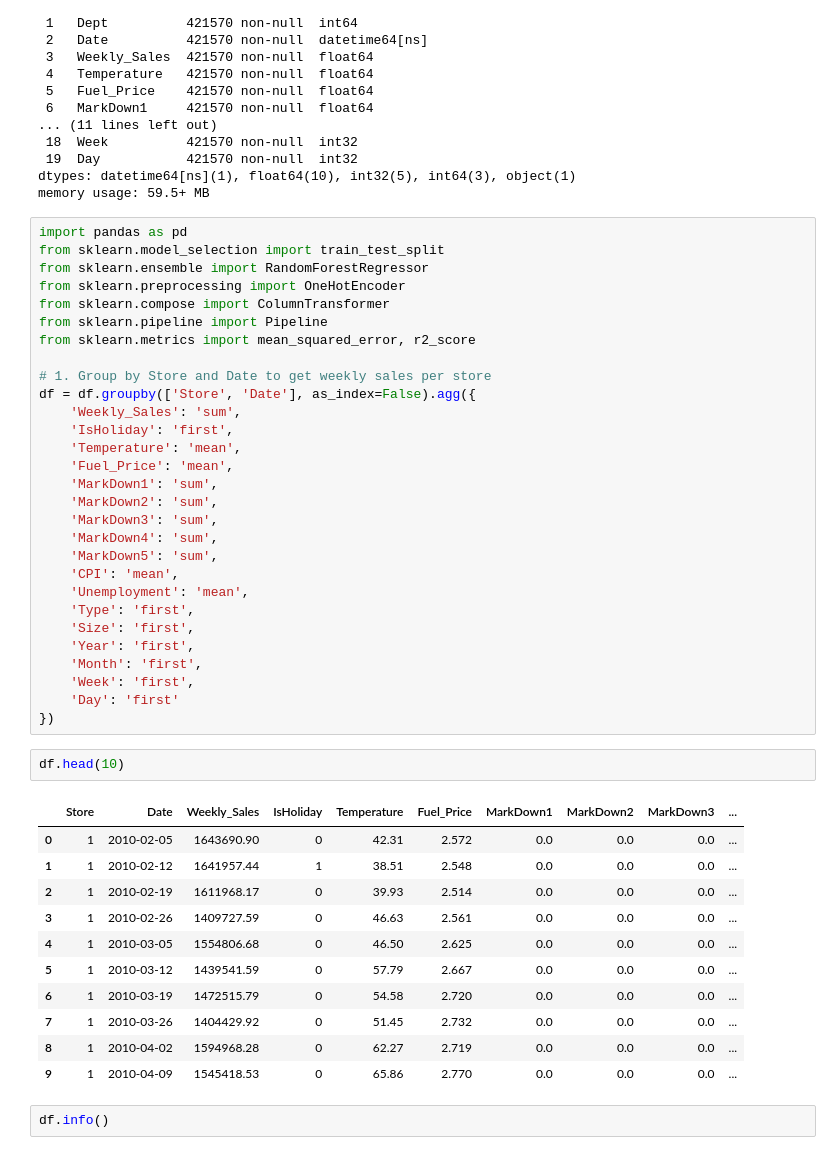
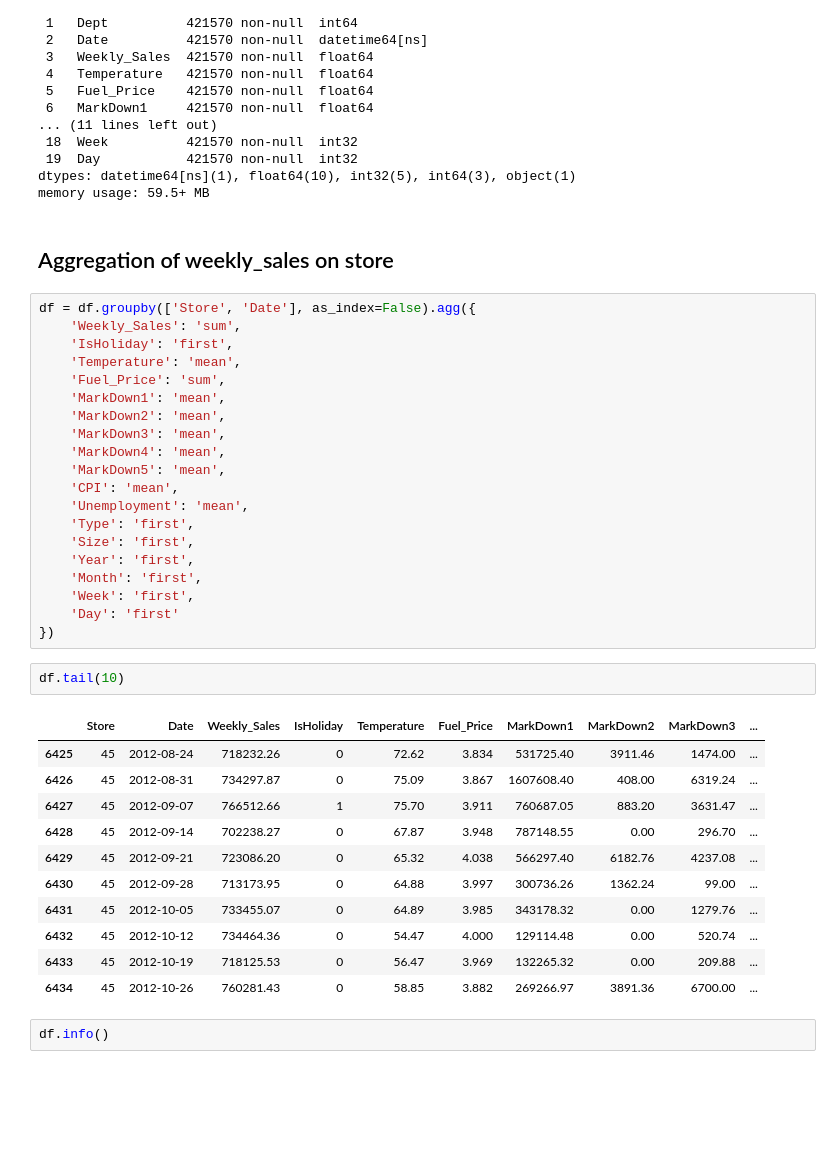
Before and after one commit to GARGI-GHORAI/soil-pollution-diseases, a Jupyter notebook: New Regression Analysis.ipynb, the cells around one changed output. Saved outputs shown, nothing was run; the diff lists cells and outputs as text; blank space fills up the shorter version.

```diff
--- a/New Regression Analysis.ipynb
+++ b/New Regression Analysis.ipynb
@@ -170,26 +172,19 @@ Data columns (total 20 columns):
  19  Day           421570 non-null  int32
 dtypes: datetime64[ns](1), float64(10), int32(5), int64(3), object(1)
 memory usage: 59.5+ MB
+# %% [markdown]
+## Aggregation of weekly_sales on store
 # %%
-import pandas as pd
-from sklearn.model_selection import train_test_split
-from sklearn.ensemble import RandomForestRegressor
-from sklearn.preprocessing import OneHotEncoder
-from sklearn.compose import ColumnTransformer
-from sklearn.pipeline import Pipeline
-from sklearn.metrics import mean_squared_error, r2_score
-
-# 1. Group by Store and Date to get weekly sales per store
 df = df.groupby(['Store', 'Date'], as_index=False).agg({
     'Weekly_Sales': 'sum',
     'IsHoliday': 'first',
     'Temperature': 'mean',
-    'Fuel_Price': 'mean',
-    'MarkDown1': 'sum',
-    'MarkDown2': 'sum',
-    'MarkDown3': 'sum',
-    'MarkDown4': 'sum',
-    'MarkDown5': 'sum',
+    'Fuel_Price': 'sum',
+    'MarkDown1': 'mean',
+    'MarkDown2': 'mean',
+    'MarkDown3': 'mean',
+    'MarkDown4': 'mean',
+    'MarkDown5': 'mean',
     'CPI': 'mean',
     'Unemployment': 'mean',
     'Type': 'first',
@@ -200,19 +195,19 @@ df = df.groupby(['Store', 'Date'], as_index=False).agg({
     'Day': 'first'
 })
 # %%
-df.head(10)
+df.tail(10)
 # %% [output]
 |  | Store | Date | Weekly_Sales | IsHoliday | Temperature | Fuel_Price | MarkDown1 | MarkDown2 | MarkDown3 | ... |
-| 0 | 1 | 2010-02-05 | 1643690.90 | 0 | 42.31 | 2.572 | 0.0 | 0.0 | 0.0 | ... |
-| 1 | 1 | 2010-02-12 | 1641957.44 | 1 | 38.51 | 2.548 | 0.0 | 0.0 | 0.0 | ... |
-| 2 | 1 | 2010-02-19 | 1611968.17 | 0 | 39.93 | 2.514 | 0.0 | 0.0 | 0.0 | ... |
-| 3 | 1 | 2010-02-26 | 1409727.59 | 0 | 46.63 | 2.561 | 0.0 | 0.0 | 0.0 | ... |
-| 4 | 1 | 2010-03-05 | 1554806.68 | 0 | 46.50 | 2.625 | 0.0 | 0.0 | 0.0 | ... |
-| 5 | 1 | 2010-03-12 | 1439541.59 | 0 | 57.79 | 2.667 | 0.0 | 0.0 | 0.0 | ... |
-| 6 | 1 | 2010-03-19 | 1472515.79 | 0 | 54.58 | 2.720 | 0.0 | 0.0 | 0.0 | ... |
-| 7 | 1 | 2010-03-26 | 1404429.92 | 0 | 51.45 | 2.732 | 0.0 | 0.0 | 0.0 | ... |
-| 8 | 1 | 2010-04-02 | 1594968.28 | 0 | 62.27 | 2.719 | 0.0 | 0.0 | 0.0 | ... |
-| 9 | 1 | 2010-04-09 | 1545418.53 | 0 | 65.86 | 2.770 | 0.0 | 0.0 | 0.0 | ... |
+| 6425 | 45 | 2012-08-24 | 718232.26 | 0 | 72.62 | 3.834 | 531725.40 | 3911.46 | 1474.00 | ... |
+| 6426 | 45 | 2012-08-31 | 734297.87 | 0 | 75.09 | 3.867 | 1607608.40 | 408.00 | 6319.24 | ... |
+| 6427 | 45 | 2012-09-07 | 766512.66 | 1 | 75.70 | 3.911 | 760687.05 | 883.20 | 3631.47 | ... |
+| 6428 | 45 | 2012-09-14 | 702238.27 | 0 | 67.87 | 3.948 | 787148.55 | 0.00 | 296.70 | ... |
+| 6429 | 45 | 2012-09-21 | 723086.20 | 0 | 65.32 | 4.038 | 566297.40 | 6182.76 | 4237.08 | ... |
+| 6430 | 45 | 2012-09-28 | 713173.95 | 0 | 64.88 | 3.997 | 300736.26 | 1362.24 | 99.00 | ... |
+| 6431 | 45 | 2012-10-05 | 733455.07 | 0 | 64.89 | 3.985 | 343178.32 | 0.00 | 1279.76 | ... |
+| 6432 | 45 | 2012-10-12 | 734464.36 | 0 | 54.47 | 4.000 | 129114.48 | 0.00 | 520.74 | ... |
+| 6433 | 45 | 2012-10-19 | 718125.53 | 0 | 56.47 | 3.969 | 132265.32 | 0.00 | 209.88 | ... |
+| 6434 | 45 | 2012-10-26 | 760281.43 | 0 | 58.85 | 3.882 | 269266.97 | 3891.36 | 6700.00 | ... |
 # %%
 df.info()
 # %% [output]
```
Also changed, not shown: parts of 36 cells of this notebook.
